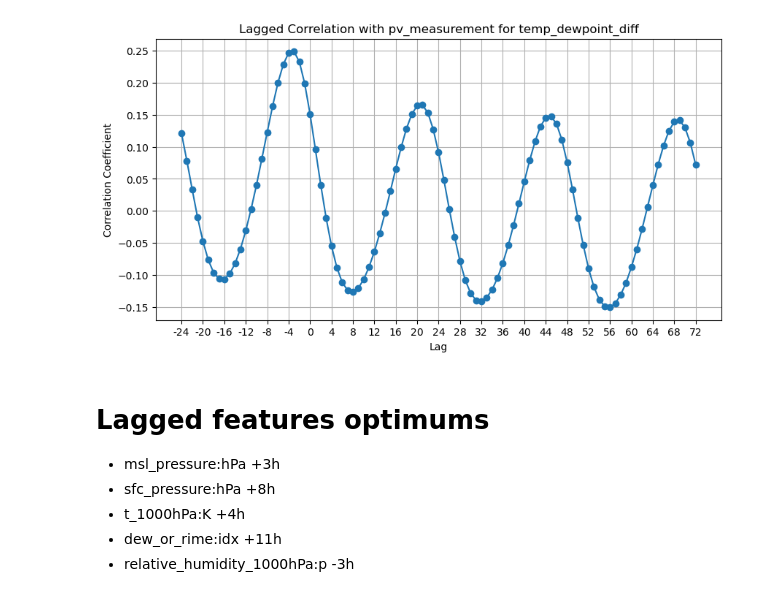
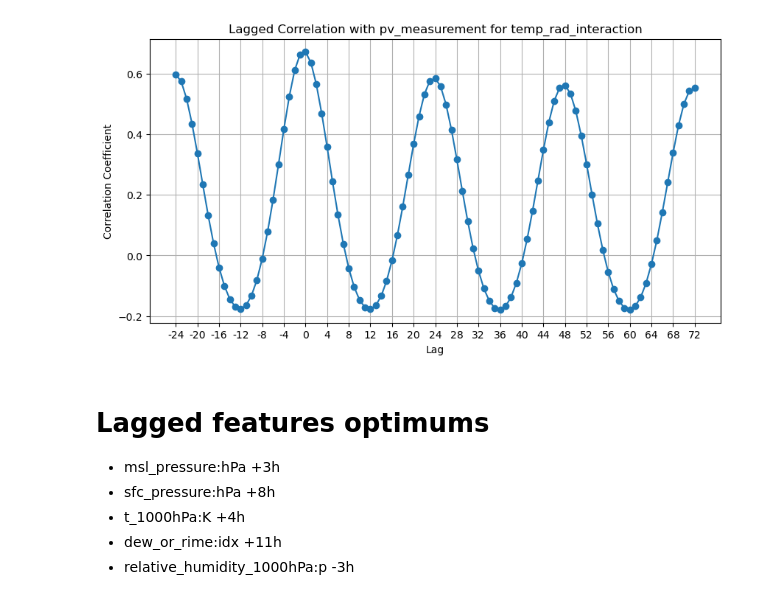
Before and after one commit to TDT4173-MPC/TDT4173-MPC, a Jupyter notebook: Mathias/EDA/notebooks/correlation_new.ipynb, the cells around one changed output. Saved outputs shown, nothing was run; the diff lists cells and outputs as text; code cells hidden in the pictures.

```diff
--- a/Mathias/EDA/notebooks/correlation_new.ipynb
+++ b/Mathias/EDA/notebooks/correlation_new.ipynb
@@ -42,35 +42,35 @@ memory usage: 9.2 MB
 min_lag = -24
 max_lag = 72
 lag_corrs = []
 data = pd.concat([obs_A, est_A, obs_B, est_B, obs_C, est_C], axis=0)
-feature = 'temp_dewpoint_diff'
+feature = 'temp_rad_interaction'
 
 # Calculate correlation for each lag
 for lag in range(min_lag, max_lag + 1):
     lagged_series = data[feature].shift(lag)  # Notice the negative sign for reverse shifting
     corr = lagged_series.corr(data['pv_measurement'])
     lag_corrs.append(corr)
 
 # Plotting the lagged correlations
 plt.figure(figsize=(10, 5))
 plt.plot(range(min_lag, max_lag + 1), lag_corrs, marker='o')
 
 # Adding labels and title
 plt.xlabel('Lag')
 plt.ylabel('Correlation Coefficient')
 plt.title(f'Lagged Correlation with pv_measurement for {feature}')
 
 # Adjust the x-ticks to include the negative lags as well
 # Make sure the ticks are correctly spaced throughout the lag range.
 xticks = list(range(min_lag, max_lag + 1, 4))  # for example, 12 can be changed for finer resolution
 plt.xticks(xticks, xticks)  # Sets the positions and labels of the x-ticks.
 
 plt.grid(True)
 
 # Show the plot
 plt.show()
 # %% [output]
-[figure, old version]
+[figure, new version]
 # %% [markdown]
 # Lagged features optimums
 
```
Also changed, not shown: parts of 1 cell of this notebook, 10 other files.
